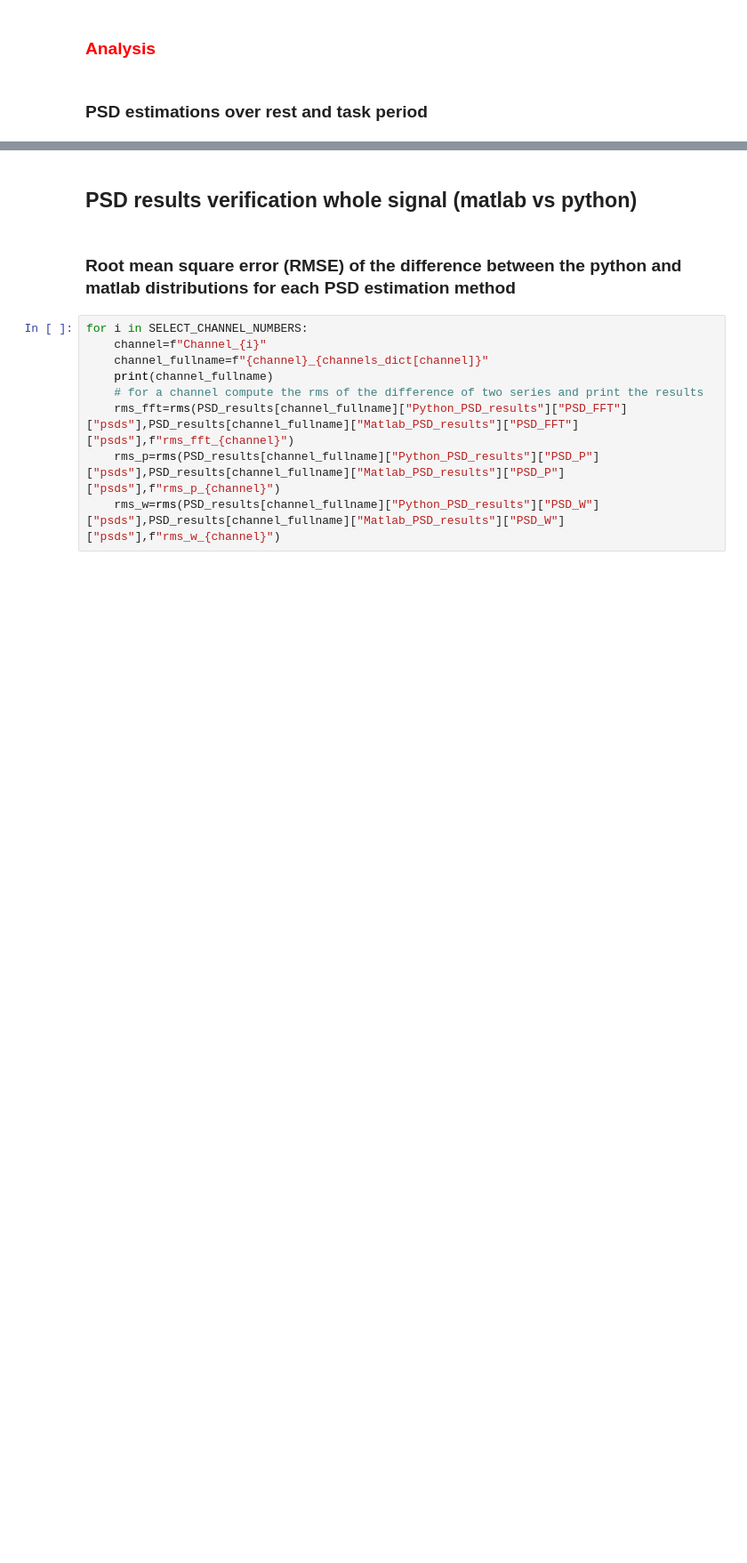
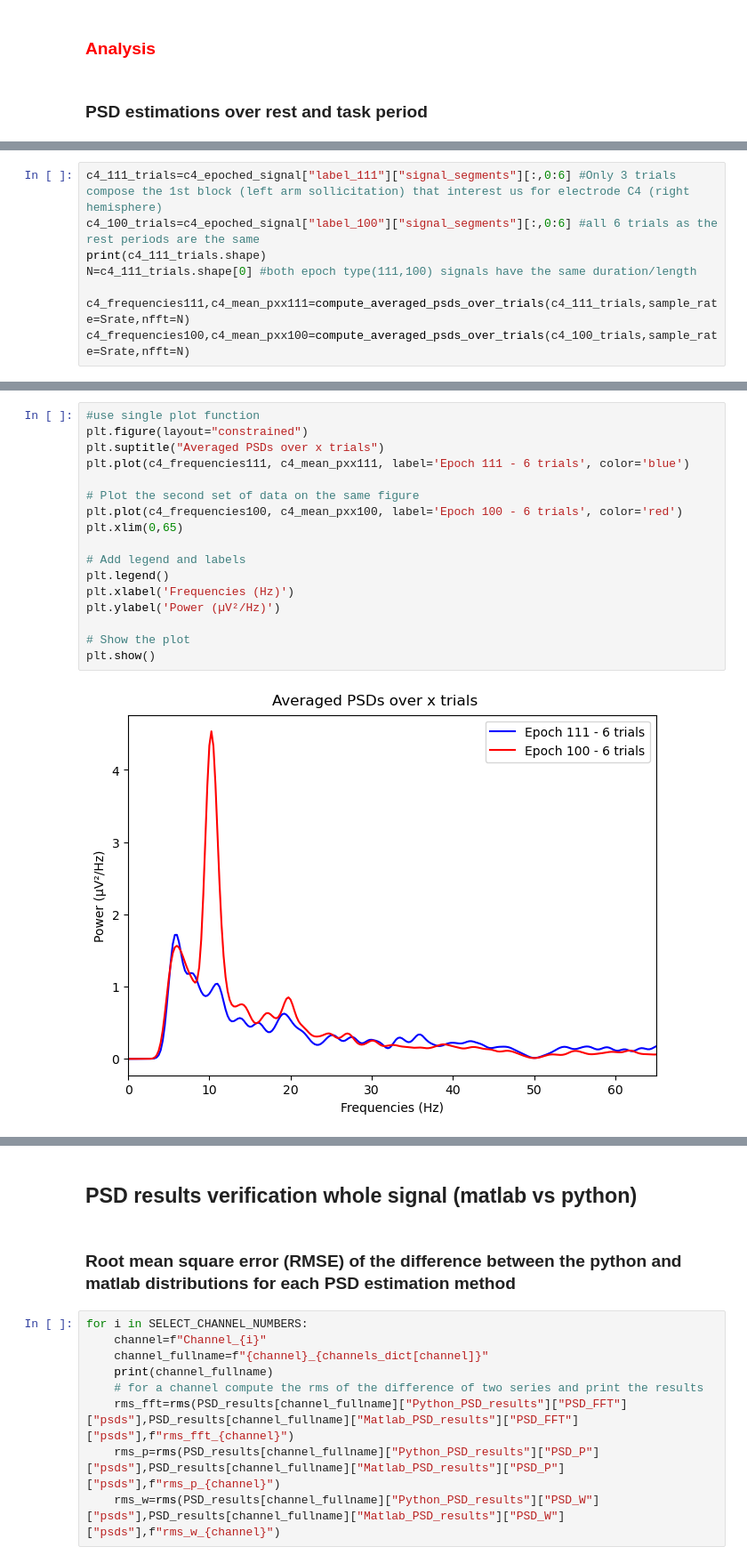
Before and after one commit to iwissemben/Stage_Signal_Physio, a Jupyter notebook: SRC/comparisons_Rearm.ipynb, the cells around one changed output, grey strips where cells are left out. Shown at 89% size. Saved outputs shown, nothing was run; the diff lists cells and outputs as text; blank space fills up the shorter version.

```diff
--- a/SRC/comparisons_Rearm.ipynb
+++ b/SRC/comparisons_Rearm.ipynb
@@ -127,0 +220,8 @@ len psd matlab fft:110970
+# %%
+c4_111_trials=c4_epoched_signal["label_111"]["signal_segments"][:,0:6] #Only 3 trials compose the 1st block (left arm sollicitation) that interest us for electrode C4 (right hemisphere)
+c4_100_trials=c4_epoched_signal["label_100"]["signal_segments"][:,0:6] #all 6 trials as the rest periods are the same
+print(c4_111_trials.shape)
+N=c4_111_trials.shape[0] #both epoch type(111,100) signals have the same duration/length
+
+c4_frequencies111,c4_mean_pxx111=compute_averaged_psds_over_trials(c4_111_trials,sample_rate=Srate,nfft=N)
+c4_frequencies100,c4_mean_pxx100=compute_averaged_psds_over_trials(c4_100_trials,sample_rate=Srate,nfft=N)
@@ -128,3 +244,22 @@ len psd matlab fft:110970
+# %%
+#use single plot function
+plt.figure(layout="constrained")
+plt.suptitle("Averaged PSDs over x trials")
+plt.plot(c4_frequencies111, c4_mean_pxx111, label='Epoch 111 - 6 trials', color='blue')
+
+# Plot the second set of data on the same figure
+plt.plot(c4_frequencies100, c4_mean_pxx100, label='Epoch 100 - 6 trials', color='red')
+plt.xlim(0,65)
+
+# Add legend and labels
+plt.legend()
+plt.xlabel('Frequencies (Hz)')
+plt.ylabel('Power (µV²/Hz)')
+
+# Show the plot
+plt.show()
+# %% [output]
+[figure, added]
 # %%
 print(channels_dict)
 # recuperer le signal d'une electrode (c3/c4)
```
Also changed, not shown: parts of 15 cells of this notebook, 2 other files.
